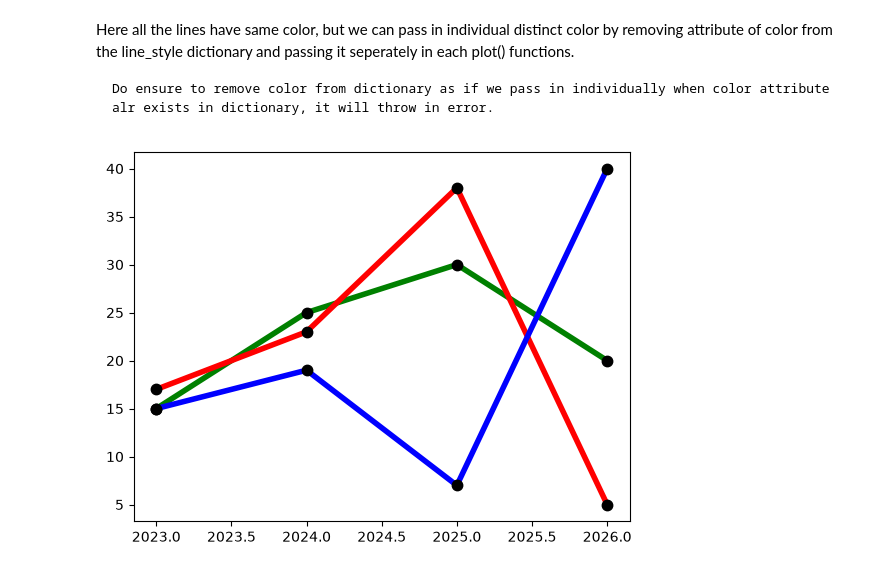
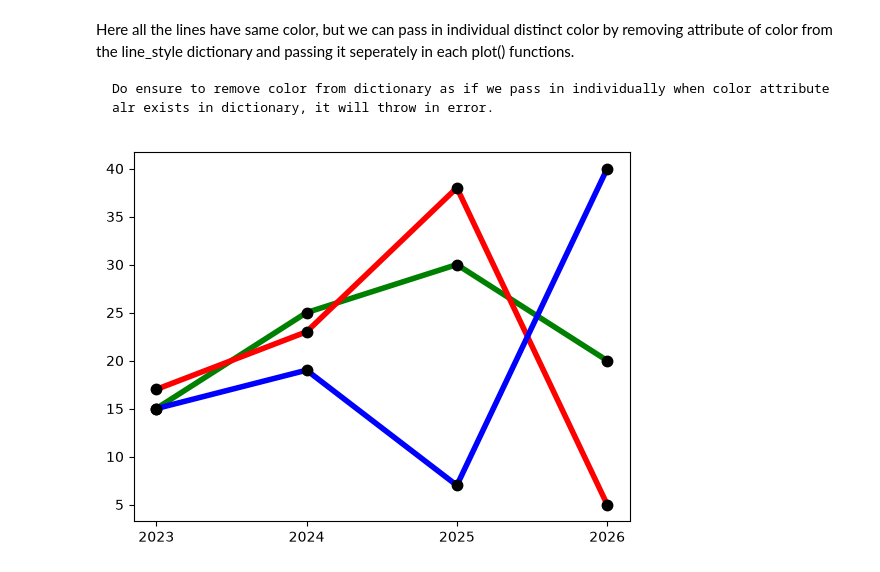
Before and after one commit to Raymon-2006/ML-journey, a Jupyter notebook: matplotlib/plot_customization.ipynb, the cells around one changed output. Cells and saved outputs as stored; diff of their text form; code cells hidden in the pictures.

Commit message:
Added about removing 0.5 ticks in axis

```diff
--- a/matplotlib/plot_customization.ipynb
+++ b/matplotlib/plot_customization.ipynb
@@ -63,19 +63,22 @@ Here all the lines have same color, but we can pass in individual distinct color
 # %%
 x = np.array([2023, 2024, 2025, 2026])
 y1 = np.array([15, 25, 30, 20])
 y2 = np.array([17, 23, 38, 5])
 y3 = np.array([15, 19, 7, 40])
 line_style = dict(marker=".",
                   markersize=15,
                   markerfacecolor="black",
                   markeredgecolor="black",
                   linestyle="solid",
                   linewidth=4,
                   )
 
+# To remove 0.5 ticks in x axis
+plt.xticks(x)
+
 plt.plot(x, y1, **line_style, color = "green")
 plt.plot(x, y2, **line_style, color = "red")
 plt.plot(x, y3, **line_style, color ="blue")
 plt.show()
 # %% [output]
-[figure, old version]
+[figure, new version]
```
